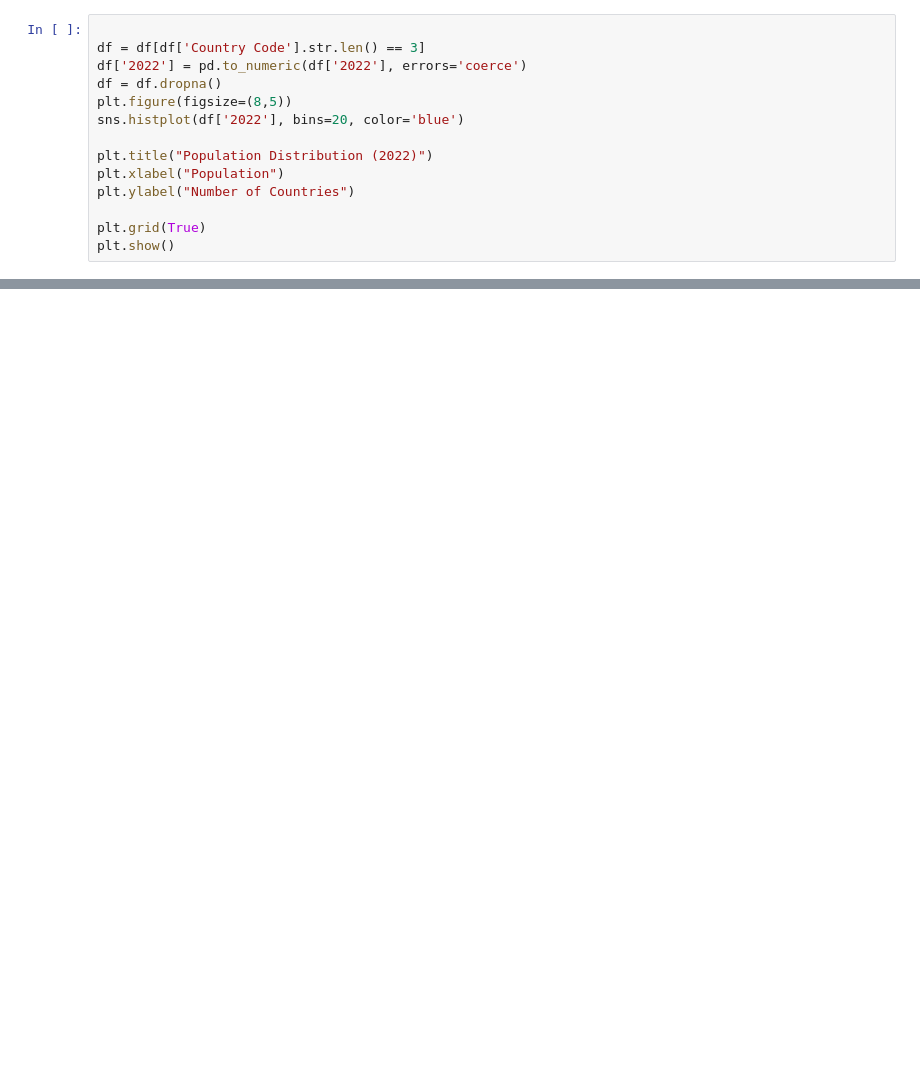
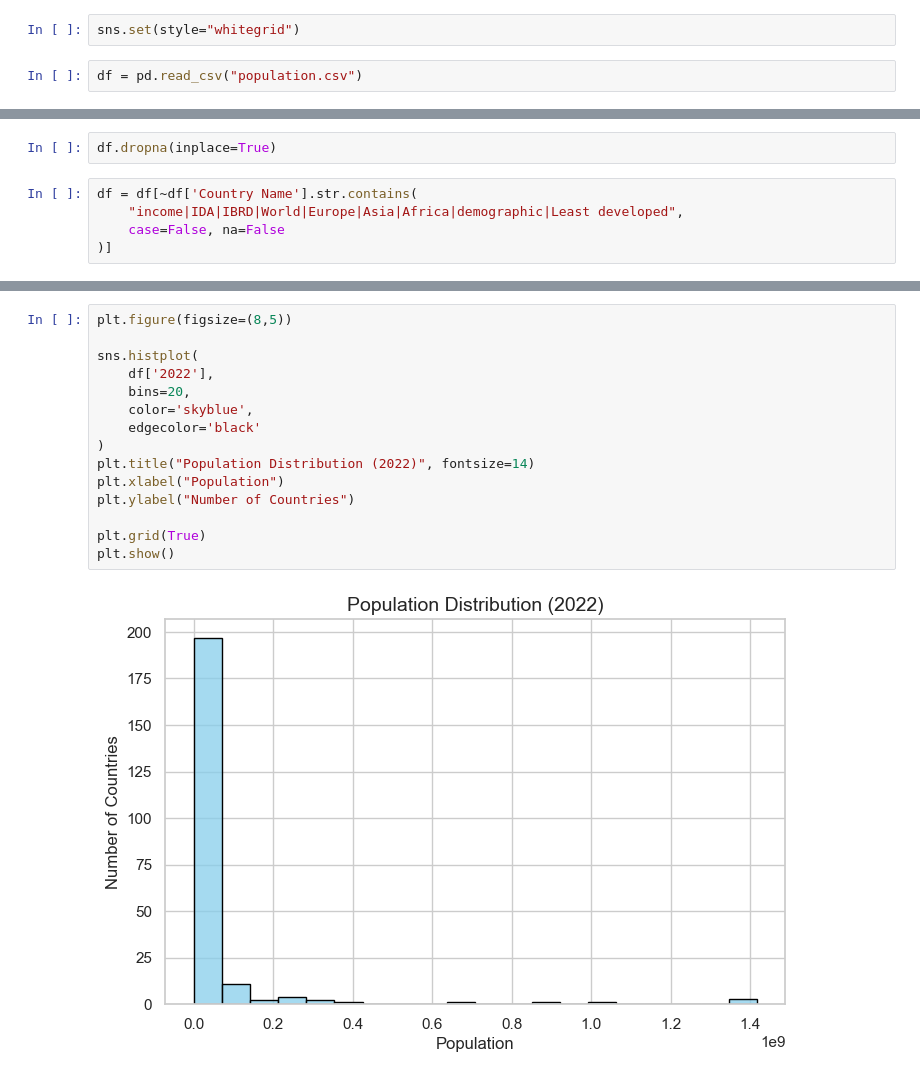
Before and after one commit to jafferafzalkhan/population-distribution-analysis, a Jupyter notebook: population-distribution-analysis.ipynb, the cells around one changed output, grey strips where cells are left out. Saved outputs shown, nothing was run; the diff lists cells and outputs as text; blank space fills up the shorter version.

Commit message:
Updated project with cleaned data and final graphs

```diff
--- a/population-distribution-analysis.ipynb
+++ b/population-distribution-analysis.ipynb
@@ -63,14 +5,4 @@ plt.show()
+# %%
+sns.set(style="whitegrid")
 # %%
-
-df = df[df['Country Code'].str.len() == 3]
-df['2022'] = pd.to_numeric(df['2022'], errors='coerce')
-df = df.dropna()
-plt.figure(figsize=(8,5))
-sns.histplot(df['2022'], bins=20, color='blue')
-
-plt.title("Population Distribution (2022)")
-plt.xlabel("Population")
-plt.ylabel("Number of Countries")
-
-plt.grid(True)
-plt.show()
+df = pd.read_csv("population.csv")
@@ -78,0 +35,7 @@ plt.show()
+# %%
+df.dropna(inplace=True)
+# %%
+df = df[~df['Country Name'].str.contains(
+    "income|IDA|IBRD|World|Europe|Asia|Africa|demographic|Least developed",
+    case=False, na=False
+)]
@@ -78,0 +65,17 @@ plt.show()
+# %%
+plt.figure(figsize=(8,5))
+
+sns.histplot(
+    df['2022'],
+    bins=20,
+    color='skyblue',
+    edgecolor='black'
+)
+plt.title("Population Distribution (2022)", fontsize=14)
+plt.xlabel("Population")
+plt.ylabel("Number of Countries")
+
+plt.grid(True)
+plt.show()
+# %% [output]
+[figure, added]
```
Also changed, not shown: parts of 7 cells of this notebook.
